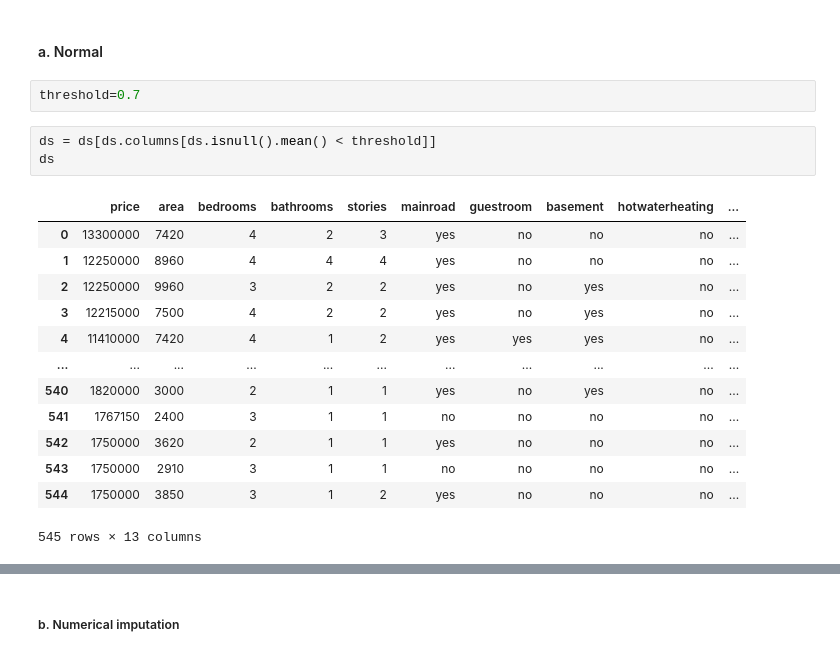
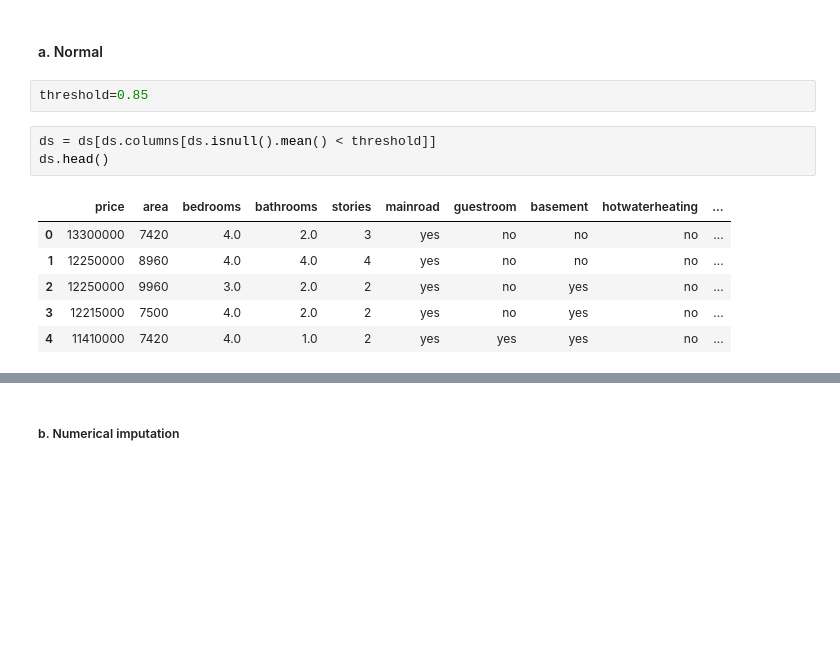
Before and after one commit to hardik-kapadia/ml-notebooks, a Jupyter notebook: Expt 2/exp2.ipynb, the cells around one changed output, grey strips where cells are left out. Cells and saved outputs as stored; diff of their text form; blank space fills up the shorter version.

```diff
--- a/Expt 2/exp2.ipynb
+++ b/Expt 2/exp2.ipynb
@@ -41,23 +41,16 @@ Not really necessary as there are no missing values
 # %% [markdown]
 #### a. Normal
 # %%
-threshold=0.7
+threshold=0.85
 # %%
 ds = ds[ds.columns[ds.isnull().mean() < threshold]]
-ds
+ds.head()
 # %% [output]
 |  | price | area | bedrooms | bathrooms | stories | mainroad | guestroom | basement | hotwaterheating | ... |
-| 0 | 13300000 | 7420 | 4 | 2 | 3 | yes | no | no | no | ... |
-| 1 | 12250000 | 8960 | 4 | 4 | 4 | yes | no | no | no | ... |
-| 2 | 12250000 | 9960 | 3 | 2 | 2 | yes | no | yes | no | ... |
-| 3 | 12215000 | 7500 | 4 | 2 | 2 | yes | no | yes | no | ... |
-| 4 | 11410000 | 7420 | 4 | 1 | 2 | yes | yes | yes | no | ... |
-| ... | ... | ... | ... | ... | ... | ... | ... | ... | ... | ... |
-| 540 | 1820000 | 3000 | 2 | 1 | 1 | yes | no | yes | no | ... |
-| 541 | 1767150 | 2400 | 3 | 1 | 1 | no | no | no | no | ... |
-| 542 | 1750000 | 3620 | 2 | 1 | 1 | yes | no | no | no | ... |
-| 543 | 1750000 | 2910 | 3 | 1 | 1 | no | no | no | no | ... |
-| 544 | 1750000 | 3850 | 3 | 1 | 2 | yes | no | no | no | ... |
+| 0 | 13300000 | 7420 | 4.0 | 2.0 | 3 | yes | no | no | no | ... |
+| 1 | 12250000 | 8960 | 4.0 | 4.0 | 4 | yes | no | no | no | ... |
+| 2 | 12250000 | 9960 | 3.0 | 2.0 | 2 | yes | no | yes | no | ... |
+| 3 | 12215000 | 7500 | 4.0 | 2.0 | 2 | yes | no | yes | no | ... |
+| 4 | 11410000 | 7420 | 4.0 | 1.0 | 2 | yes | yes | yes | no | ... |
-545 rows × 13 columns
 # %%
 ds = ds.loc[ds.isnull().mean(axis=1) < threshold]
```
Also changed, not shown: parts of 47 cells of this notebook, 1 other file.
